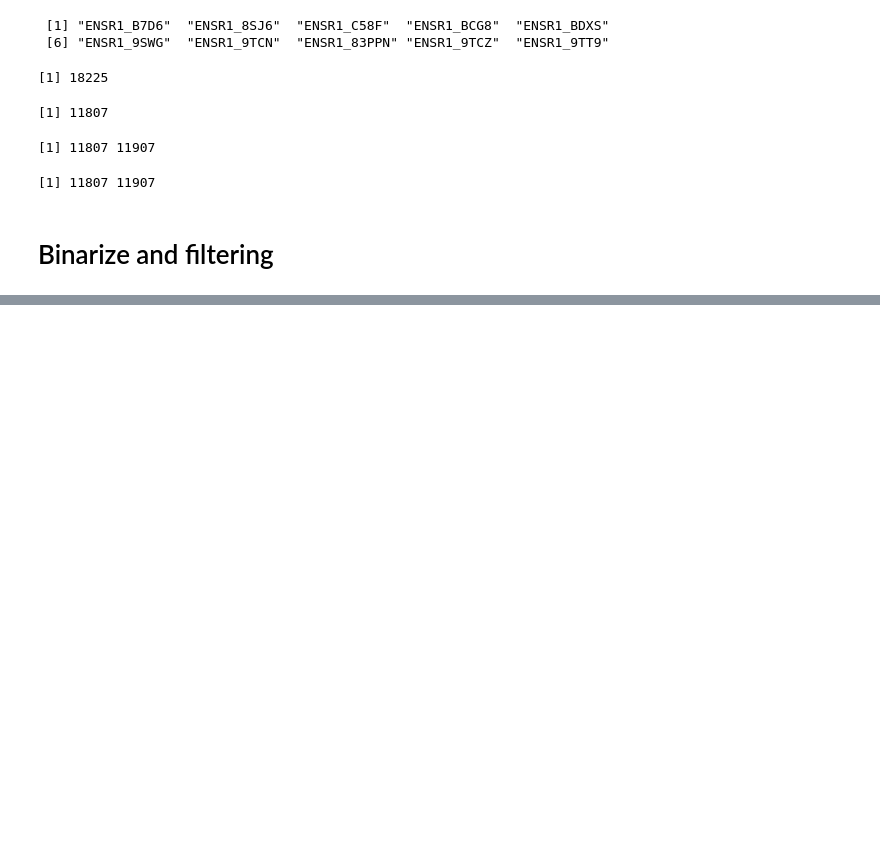
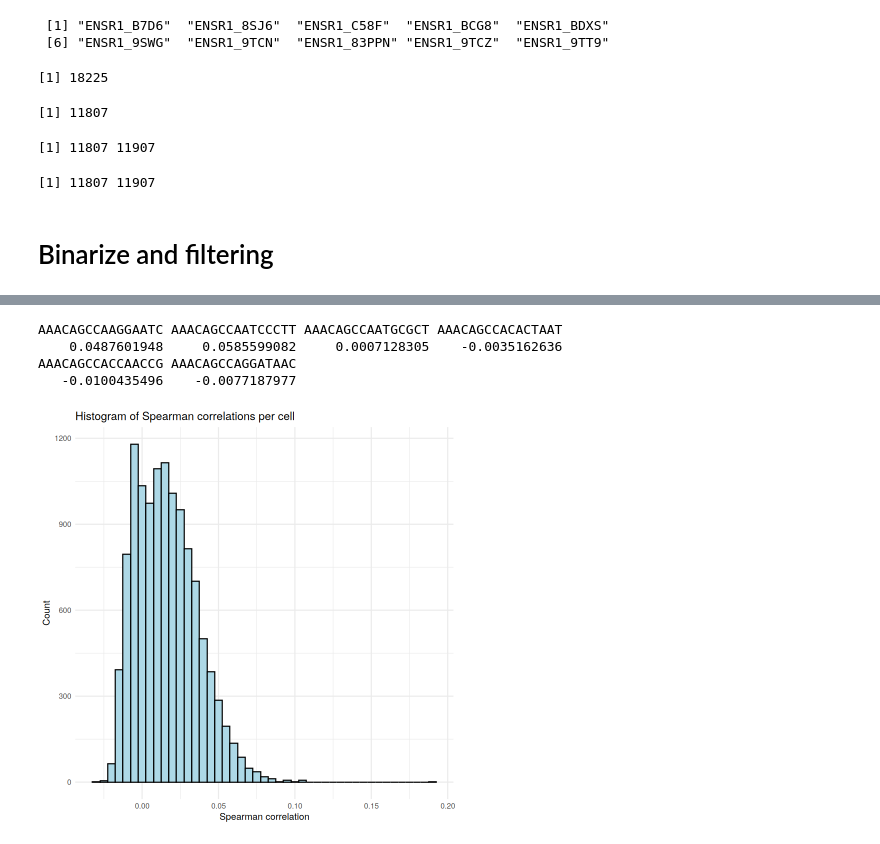
Before and after one commit to avishai987/eRNA, a Jupyter notebook: scripts/analyze_by_ATAC.ipynb, the cells around one changed output, grey strips where cells are left out. Saved outputs shown, nothing was run; the diff lists cells and outputs as text; code cells hidden in the pictures; blank space fills up the shorter version.

```diff
--- a/scripts/analyze_by_ATAC.ipynb
+++ b/scripts/analyze_by_ATAC.ipynb
@@ -267,3 +260,20 @@ dim(rna_enhancers)
+# %%
+head(spearman_per_cell)
+# %% [output]
+AAACAGCCAAGGAATC AAACAGCCAATCCCTT AAACAGCCAATGCGCT AAACAGCCACACTAAT
+    0.0487601948     0.0585599082     0.0007128305    -0.0035162636
+AAACAGCCACCAACCG AAACAGCCAGGATAAC
+   -0.0100435496    -0.0077187977
+# %%
+#histogram of spearman correlations with small binwidth
+spearman_df = data.frame(spearman = spearman_per_cell)
+p = ggplot(spearman_df, aes(x = spearman)) +
+  geom_histogram(binwidth = 0.005, fill = "lightblue", color = "black") +
+  labs(title = "Histogram of Spearman correlations per cell", x = "Spearman correlation", y = "Count") +
+  theme_minimal()
+p
+# %% [output]
+[figure, added]
 # %%
 # Jaccard Index = TP / (TP + FP + FN)
 calculate_jaccard <- function(v1, v2) {
```
Also changed, not shown: parts of 17 cells of this notebook.
